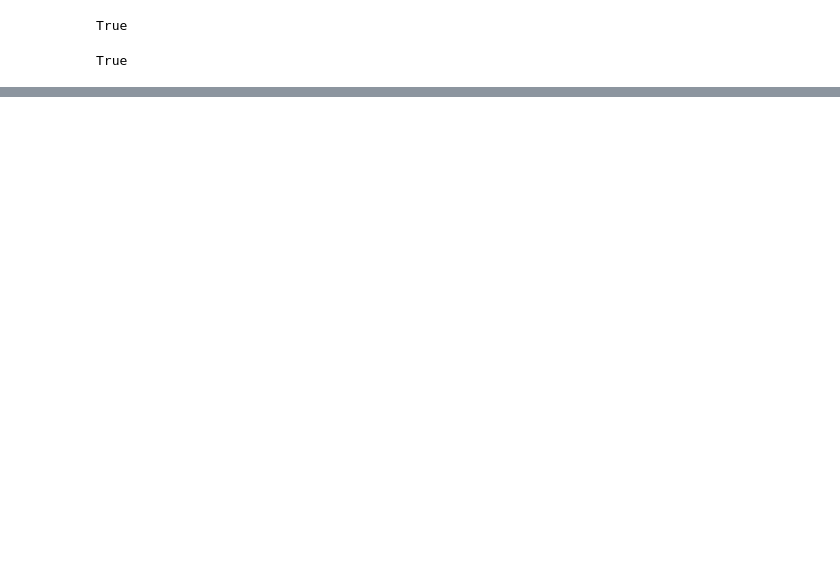
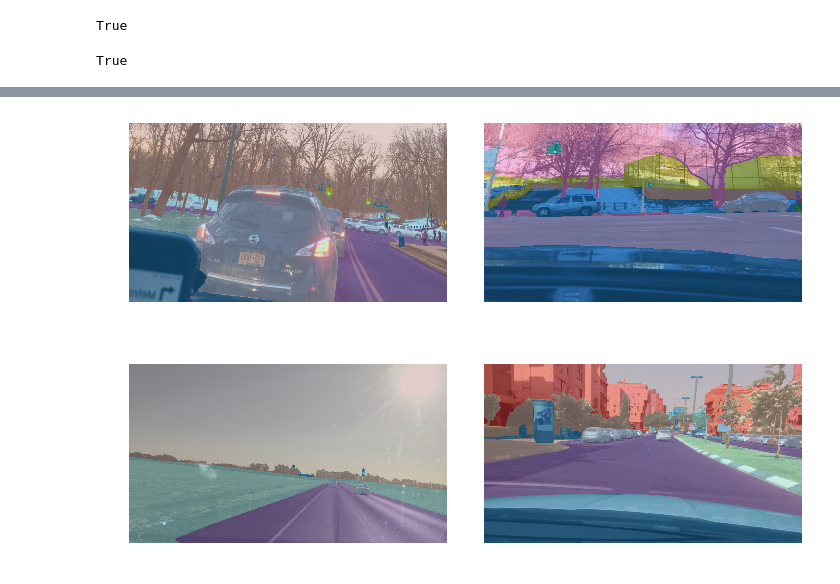
Before and after one commit to RaymondDashWu/Berkeley-DeepDrive, a Jupyter notebook: Berkeley DeepDrive v2.ipynb, the cells around one changed output, grey strips where cells are left out. Drawn from its saved outputs; the diff is of its cells as text; code cells hidden in the pictures; blank space fills up the shorter version.

```diff
--- a/Berkeley DeepDrive v2.ipynb
+++ b/Berkeley DeepDrive v2.ipynb
@@ -91,0 +92,2 @@ fnames[:3]
+# %%
+codes = np.loadtxt(path/'codes.txt', dtype=str); codes
@@ -91,0 +99,7 @@ fnames[:3]
+# %%
+size = src_size//2
+bs=8
+# %%
+src = (SegmentationItemList.from_folder(path_img)
+       .split_by_fname_file('valid.txt')
+       .label_from_func(get_y_fn, classes=codes))
@@ -91,0 +108,8 @@ fnames[:3]
+# %%
+data = (src.transform(get_transforms(), size=size, tfm_y=True)
+        .databunch(bs=bs)
+        .normalize(imagenet_stats))
+# %%
+data.show_batch(2, figsize=(10,7))
+# %% [output]
+[figure, added]
```
Also changed, not shown: parts of 22 cells of this notebook, 1 other file.
